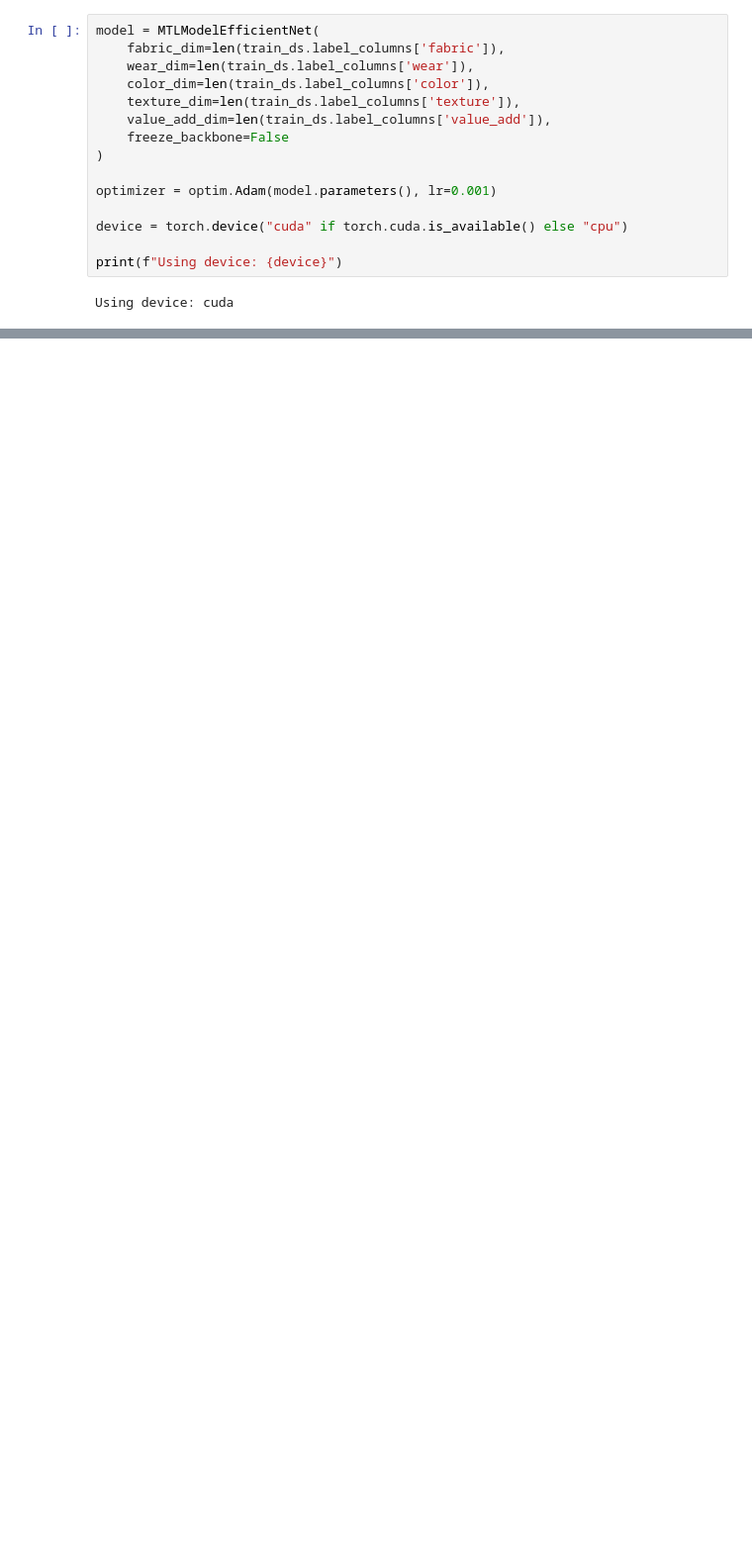
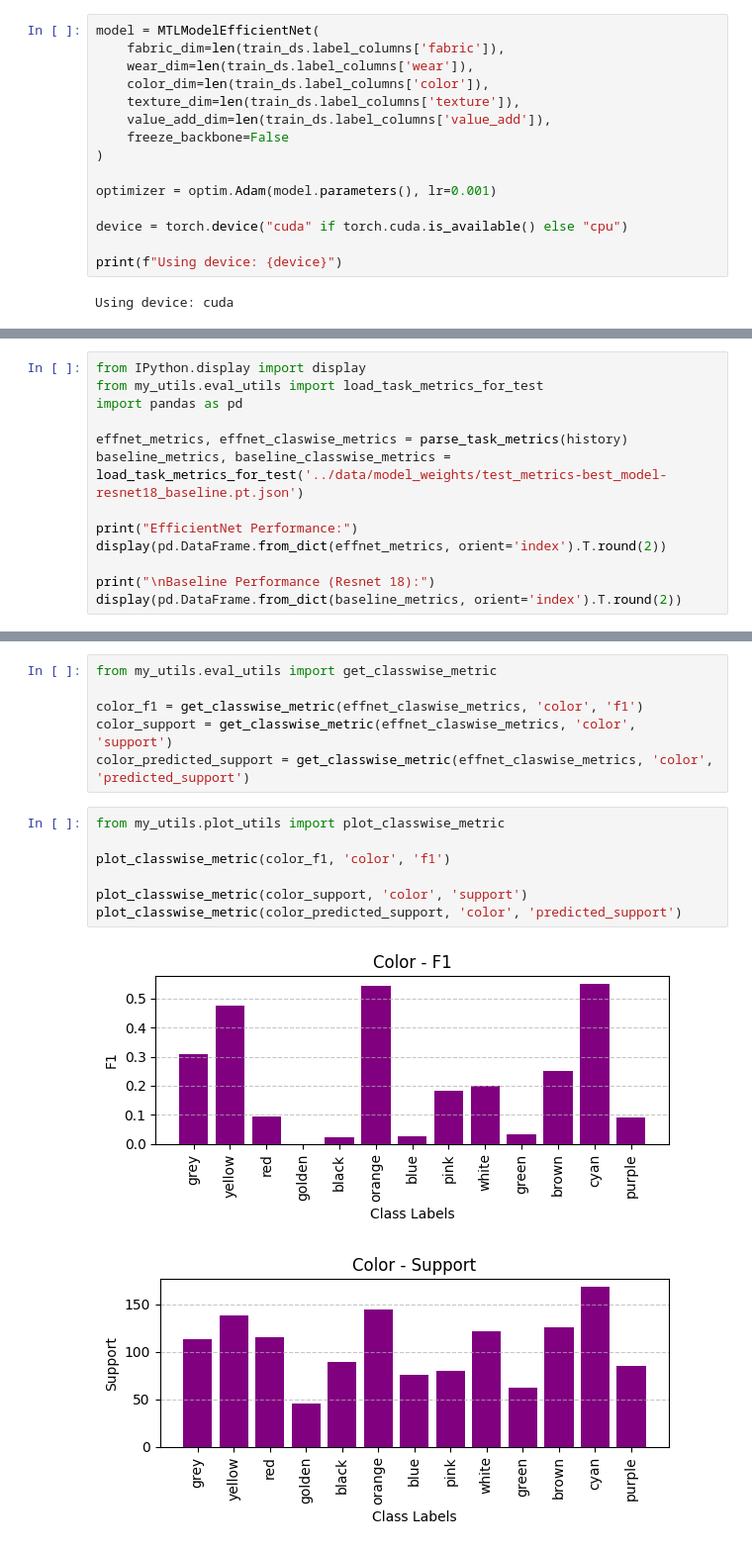
Before and after one commit to asifbd/final_repo, a Jupyter notebook: notebooks/training_mtl_effnet.ipynb, the cells around one changed output, grey strips where cells are left out. Shown: that part at 99% size. Saved outputs shown, nothing was run; the diff lists cells and outputs as text; blank space fills up the shorter version.

Commit message:
effnet b0 experiments

```diff
--- a/notebooks/training_mtl_effnet.ipynb
+++ b/notebooks/training_mtl_effnet.ipynb
@@ -394,0 +467,13 @@ compare_tasks_for_metric(history, 'accuracy', show_losses=True)
+# %%
+from IPython.display import display
+from my_utils.eval_utils import load_task_metrics_for_test
+import pandas as pd
+
+effnet_metrics, effnet_claswise_metrics = parse_task_metrics(history)
+baseline_metrics, baseline_classwise_metrics = load_task_metrics_for_test('../data/model_weights/test_metrics-best_model-resnet18_baseline.pt.json')
+
+print("EfficientNet Performance:")
+display(pd.DataFrame.from_dict(effnet_metrics, orient='index').T.round(2))
+
+print("\nBaseline Performance (Resnet 18):")
+display(pd.DataFrame.from_dict(baseline_metrics, orient='index').T.round(2))
@@ -394,0 +539,16 @@ compare_tasks_for_metric(history, 'accuracy', show_losses=True)
+# %%
+from my_utils.eval_utils import get_classwise_metric
+
+color_f1 = get_classwise_metric(effnet_claswise_metrics, 'color', 'f1')
+color_support = get_classwise_metric(effnet_claswise_metrics, 'color', 'support')
+color_predicted_support = get_classwise_metric(effnet_claswise_metrics, 'color', 'predicted_support')
+# %%
+from my_utils.plot_utils import plot_classwise_metric
+
+plot_classwise_metric(color_f1, 'color', 'f1')
+
+plot_classwise_metric(color_support, 'color', 'support')
+plot_classwise_metric(color_predicted_support, 'color', 'predicted_support')
+# %% [output]
+[figure, added]
+[figure, added]
```
Also changed, not shown: parts of 33 cells of this notebook, 1 other file.
